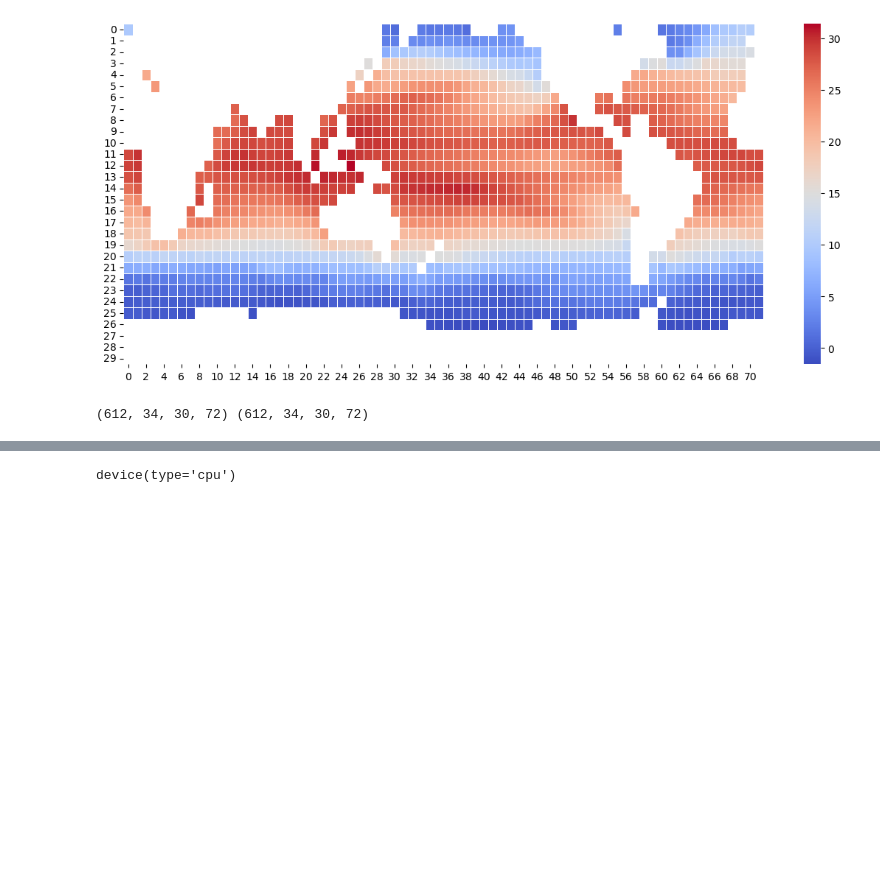
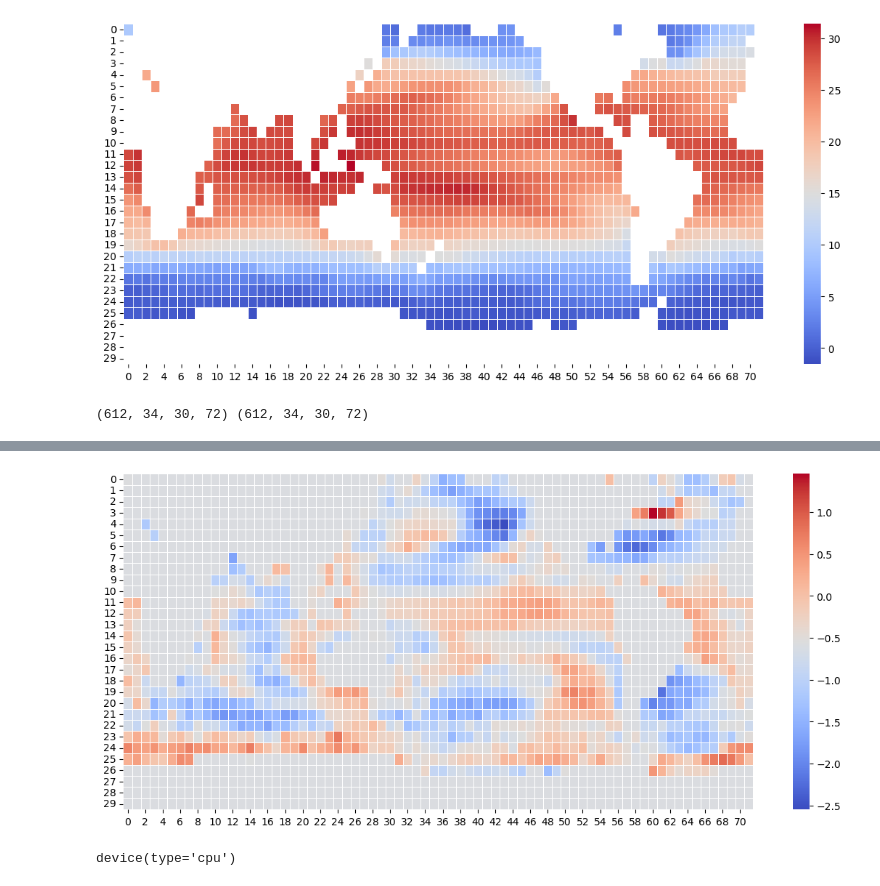
Before and after one commit to Victor2175/gm4cs-m, a Jupyter notebook: cvae.ipynb, the cells around one changed output, grey strips where cells are left out. Drawn from its saved outputs; the diff is of its cells as text; code cells hidden in the pictures; blank space fills up the shorter version.

```diff
--- a/cvae.ipynb
+++ b/cvae.ipynb
@@ -49,3 +53,7 @@ print(X.shape, Y.shape)
+# %%
+plot_grid(Y[0][0])
+# %% [output]
+[figure, added]
 # %%
 device = torch.device("cuda" if torch.cuda.is_available() else "cpu")
 device
```
Also changed, not shown: parts of 11 cells of this notebook, 3 other files.
